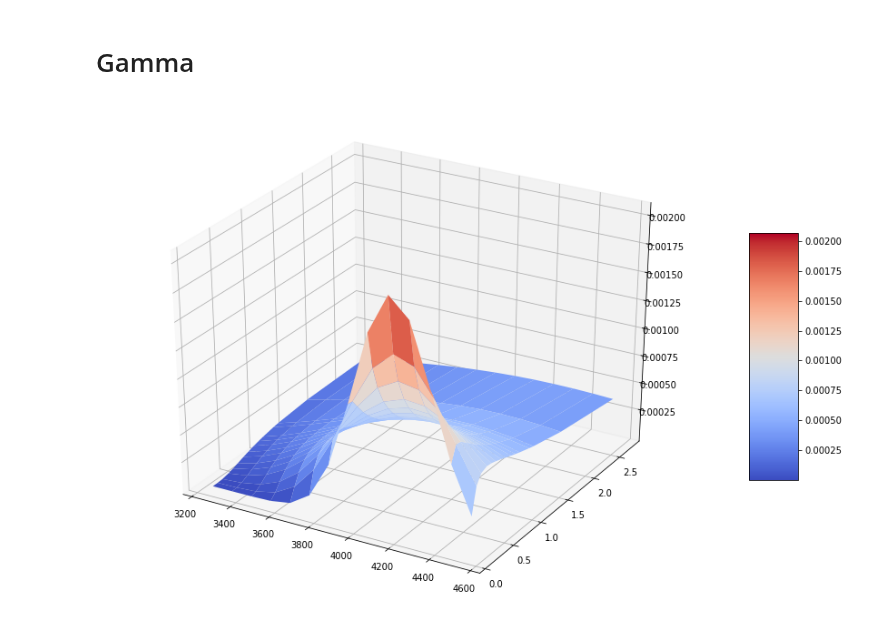
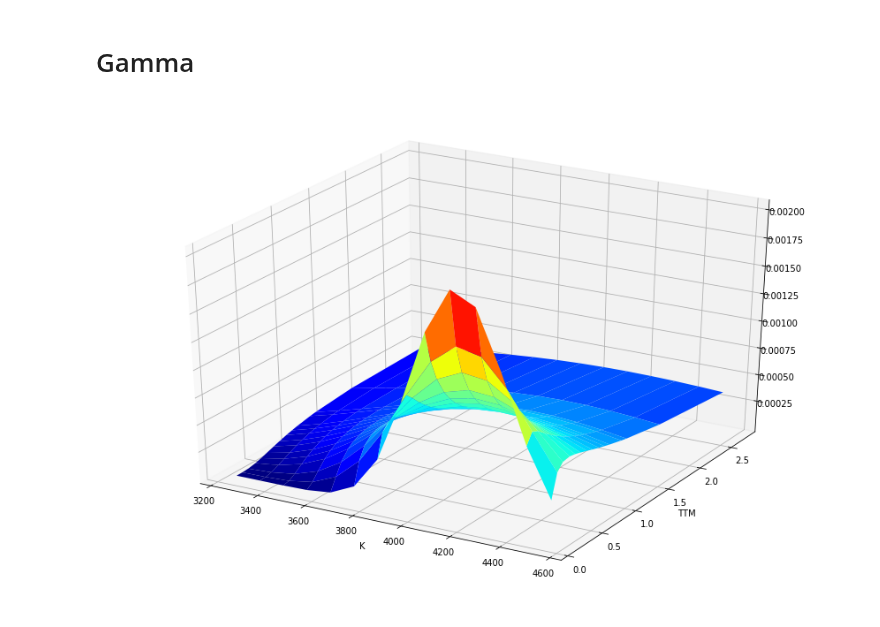
Before and after one commit to EM51641/Master-Thesis-, a Jupyter notebook: Local Dupire Volatility.ipynb, the cells around one changed output. Drawn from its saved outputs; the diff is of its cells as text; code cells hidden in the pictures.

```diff
--- a/Local Dupire Volatility.ipynb
+++ b/Local Dupire Volatility.ipynb
@@ -194,0 +96,15 @@ plt.show()
+# %%
+IV,LV = {},{}
+r = 0.03/100
+q = 1.45/100
+drift = r-q
+for i in range(0,len(L)):
+    IVO   = implied_volatility(L['Mid Price'].iloc[i],4180.50,L['Strikes'].iloc[i],L['TTM'].iloc[i],drift)
+    IV[i] = IVO
+    LV[i] = Local_Vola_surface(4180.50, L['Strikes'].iloc[i],L['TTM'].iloc[i], drift,IVO)
+# %%
+L['ImpliedVola'] = IV.values()
+imp_vol = IV.values
+spreads = L.Spread.values
+L['Local Volatility'] = LV.values()
+L
@@ -195,8 +126,8 @@ plt.show()
 # %%
-def Gamma_compilator(S,K,vol,dt,r):
-    d1 = (np.log(S/K) + (r + .5 * vol**2 )*dt)/(vol*np.sqrt(dt))
+def Gamma_compilator(S,K,vol,dt,drift):
+    d1 = (np.log(S/K) + (r - q + .5 * vol**2 )*dt)/(vol*np.sqrt(dt))
     Gamma = norm.pdf(d1)/(S*vol*np.sqrt(dt))
     return Gamma
 # %%
-L['Gamma'] = Gamma_compilator(S0,L.Strikes.values,L['ImpliedVola'].values,L.TTM.values,0)
-L
+L['Gamma'] = Gamma_compilator(S0,L.Strikes.values,L['ImpliedVola'].values,L.TTM.values,drift)
+Q = L.groupby(['TTM','Strikes']).mean()
@@ -453,20 +234,22 @@ MSE =  181.09214490089005 2500
 # %%
 # Creates a 1D array of all possible x and y coordinates
 x_coords = L['Strikes'].sort_values().values
 y_coords = L['TTM'].sort_values().values
 
 # Creates 2D array with all possible combinations of x and y coordinates,
 # so x_grid.shape = (100, 100) and y_grid.shape = (100, 100)
 [x_grid, y_grid] = np.meshgrid(x_coords, y_coords)
 
 # Evaluates z at all grid points (S,K,Realized_sigma,dt,r)
-z_grid = Gamma_compilator(S0,x_coords,0.148,y_grid,0)
+z_grid = Gamma_compilator(S0,x_coords,0.148,y_grid,drift)
 
 # Plotting
 fig = plt.figure(figsize=(15,10))
 ax = fig.add_subplot(111, projection='3d')
-surf = ax.plot_surface(x_grid,y_grid,z_grid,cmap=cm.coolwarm)
-fig.colorbar(surf, shrink=0.5, aspect=5)
+surf = ax.plot_surface(x_grid,y_grid,z_grid,cmap='jet')
+#fig.colorbar(surf, shrink=0.5, aspect=5)
+plt.xlabel('K')
+plt.ylabel('TTM')
 plt.show()
 # %% [output]
-[figure, old version]
+[figure, new version]
```
Also changed, not shown: parts of 24 cells of this notebook.
